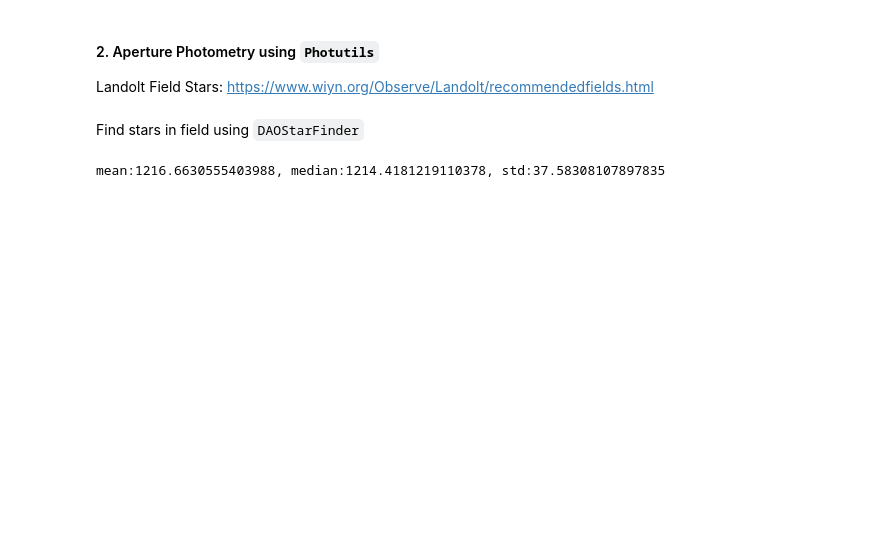
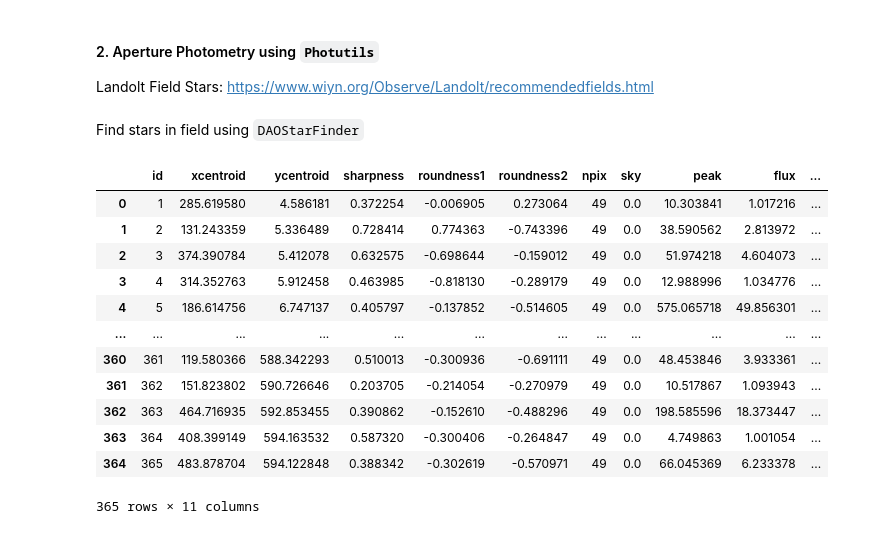
Before and after one commit to avi-patel1/ASTR257_2024, a Jupyter notebook: Project 2--HR Diagram/HR_Diagram.ipynb, the cells around one changed output. Cells and saved outputs as stored; diff of their text form; code cells hidden in the pictures; blank space fills up the shorter version.

```diff
--- a/Project 2--HR Diagram/HR_Diagram.ipynb
+++ b/Project 2--HR Diagram/HR_Diagram.ipynb
@@ -136,9 +147,5 @@ Find stars in field using `DAOStarFinder`
 # %%
-res = sci_red['ngc6819_B'][250:700, 300:750]
-
-mean, median, std = sigma_clipped_stats(res, sigma=5.0)
-print(f"mean:{mean}, median:{median}, std:{std}")
-daofind = DAOStarFinder(fwhm=3.0, threshold=3.*std)
-sources = daofind(res - median)
+_, median_B, std_B = sigma_clipped_stats(res_B_reg[0], sigma=5.0)
+#print(f"mean:{mean}, median:{median}, std:{std}")
+daofind = DAOStarFinder(fwhm=5.0, threshold=3.*std_B, exclude_border=True)
+sourcesB = daofind(res_B_reg[0] - median_B)
-# %% [output]
-mean:1216.6630555403988, median:1214.4181219110378, std:37.58308107897835
@@ -149,2 +155,18 @@ positions = sources_df.filter(['xcentroid', 'ycentroid'])
+# %%
+sourcesB_df
+# %% [output]
+|  | id | xcentroid | ycentroid | sharpness | roundness1 | roundness2 | npix | sky | peak | flux | ... |
+| 0 | 1 | 285.619580 | 4.586181 | 0.372254 | -0.006905 | 0.273064 | 49 | 0.0 | 10.303841 | 1.017216 | ... |
+| 1 | 2 | 131.243359 | 5.336489 | 0.728414 | 0.774363 | -0.743396 | 49 | 0.0 | 38.590562 | 2.813972 | ... |
+| 2 | 3 | 374.390784 | 5.412078 | 0.632575 | -0.698644 | -0.159012 | 49 | 0.0 | 51.974218 | 4.604073 | ... |
+| 3 | 4 | 314.352763 | 5.912458 | 0.463985 | -0.818130 | -0.289179 | 49 | 0.0 | 12.988996 | 1.034776 | ... |
+| 4 | 5 | 186.614756 | 6.747137 | 0.405797 | -0.137852 | -0.514605 | 49 | 0.0 | 575.065718 | 49.856301 | ... |
+| ... | ... | ... | ... | ... | ... | ... | ... | ... | ... | ... | ... |
+| 360 | 361 | 119.580366 | 588.342293 | 0.510013 | -0.300936 | -0.691111 | 49 | 0.0 | 48.453846 | 3.933361 | ... |
+| 361 | 362 | 151.823802 | 590.726646 | 0.203705 | -0.214054 | -0.270979 | 49 | 0.0 | 10.517867 | 1.093943 | ... |
+| 362 | 363 | 464.716935 | 592.853455 | 0.390862 | -0.152610 | -0.488296 | 49 | 0.0 | 198.585596 | 18.373447 | ... |
+| 363 | 364 | 408.399149 | 594.163532 | 0.587320 | -0.300406 | -0.264847 | 49 | 0.0 | 4.749863 | 1.001054 | ... |
+| 364 | 365 | 483.878704 | 594.122848 | 0.388342 | -0.302619 | -0.570971 | 49 | 0.0 | 66.045369 | 6.233378 | ... |
+365 rows × 11 columns
 # %%
 # positions = np.transpose((sources_df['xcentroid'], sources_df['ycentroid']))
```
Also changed, not shown: parts of 18 cells of this notebook, 1 other file.
